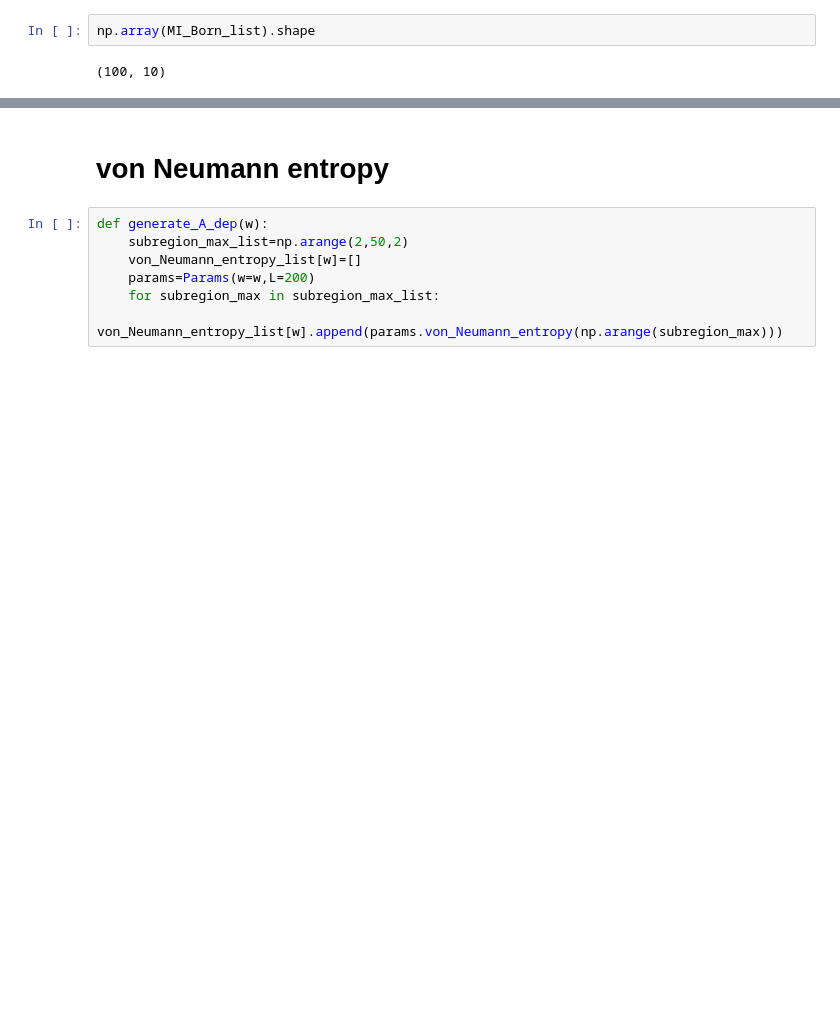
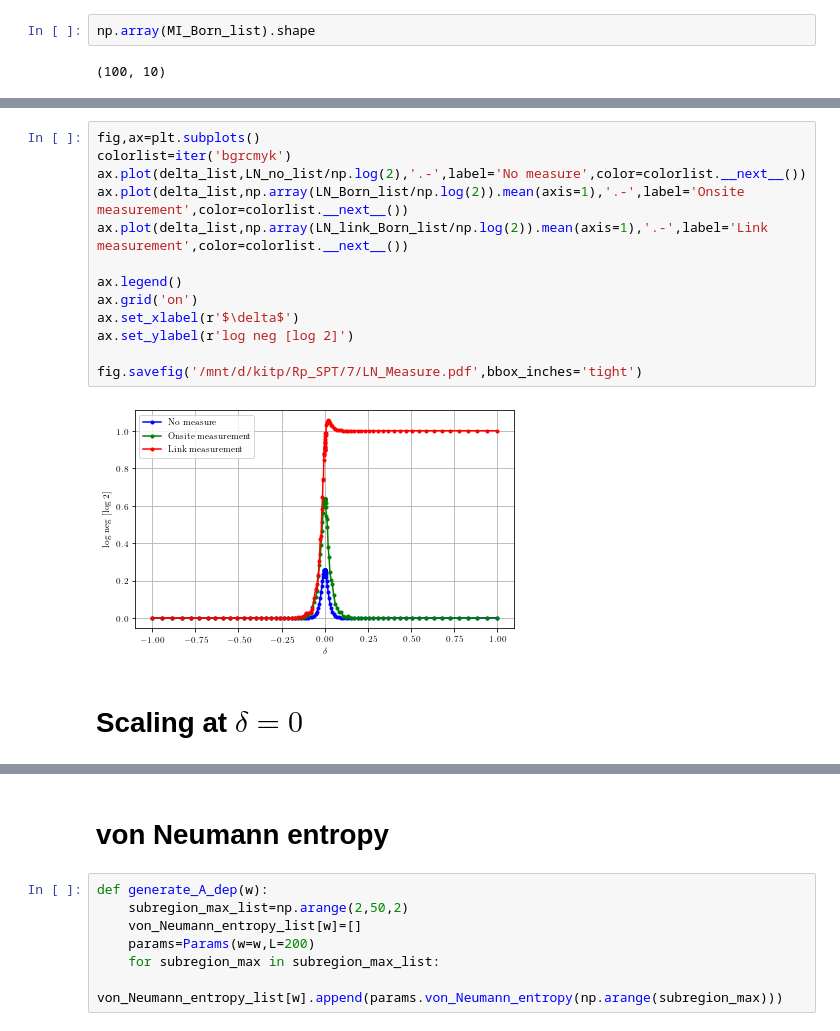
Before and after one commit to hainingpan/SPT, a Jupyter notebook: test_ssh.ipynb, the cells around one changed output, grey strips where cells are left out. Saved outputs shown, nothing was run; the diff lists cells and outputs as text; blank space fills up the shorter version.

```diff
--- a/test_ssh.ipynb
+++ b/test_ssh.ipynb
@@ -570,0 +576,17 @@ plt.plot(delta_list,np.array(LN_link_Born_list/np.log(2)).mean(axis=1))
+# %%
+fig,ax=plt.subplots()
+colorlist=iter('bgrcmyk')
+ax.plot(delta_list,LN_no_list/np.log(2),'.-',label='No measure',color=colorlist.__next__())
+ax.plot(delta_list,np.array(LN_Born_list/np.log(2)).mean(axis=1),'.-',label='Onsite measurement',color=colorlist.__next__())
+ax.plot(delta_list,np.array(LN_link_Born_list/np.log(2)).mean(axis=1),'.-',label='Link measurement',color=colorlist.__next__())
+
+ax.legend()
+ax.grid('on')
+ax.set_xlabel(r'$\delta$')
+ax.set_ylabel(r'log neg [log 2]')
+
+fig.savefig('/mnt/d/kitp/Rp_SPT/7/LN_Measure.pdf',bbox_inches='tight')
+# %% [output]
+[figure, added]
+# %% [markdown]
+# Scaling at $\delta=0$
```
Also changed, not shown: parts of 15 cells of this notebook, 1 other file.
